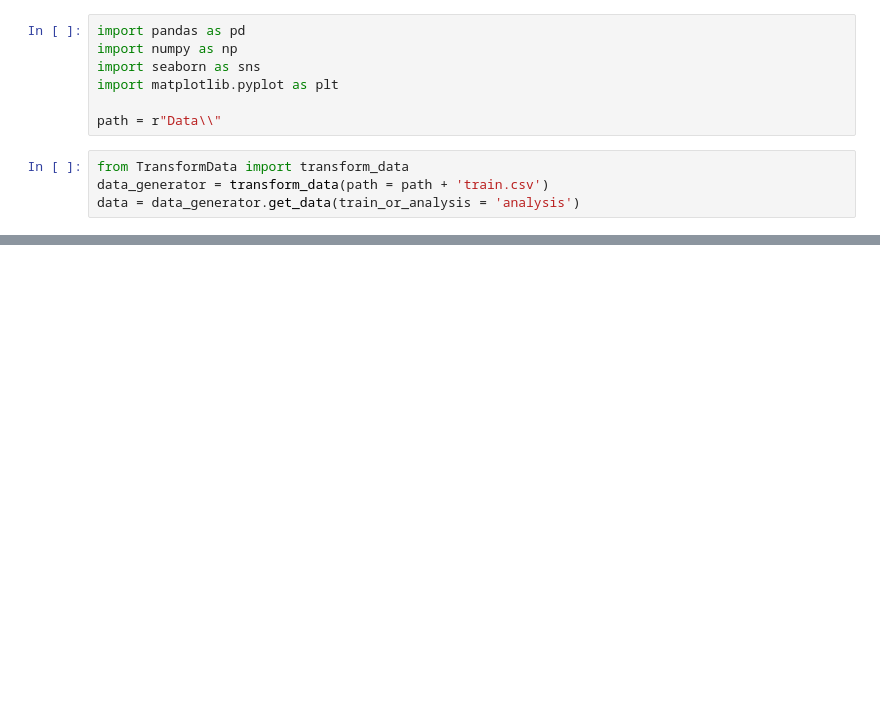
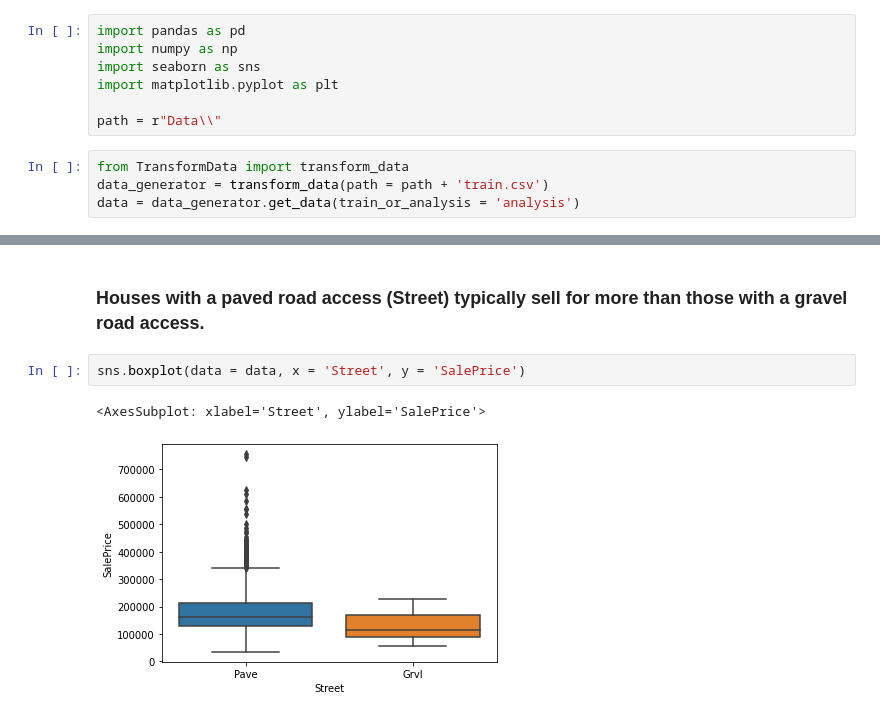
Before and after one commit to NathanBitu/House-Price-Regression, a Jupyter notebook: EDA.ipynb, the cells around one changed output, grey strips where cells are left out. Cells and saved outputs as stored; diff of their text form; blank space fills up the shorter version.

```diff
--- a/EDA.ipynb
+++ b/EDA.ipynb
@@ -16,0 +28,7 @@ sns.displot(data.SalePrice, kde = True)
+# %% [markdown]
+### Houses with a paved road access (Street) typically sell for more than those with a gravel road access.
+# %%
+sns.boxplot(data = data, x = 'Street', y = 'SalePrice')
+# %% [output]
+<AxesSubplot: xlabel='Street', ylabel='SalePrice'>
+[figure, added]
```
Also changed, not shown: parts of 13 cells of this notebook, 1 other file.
